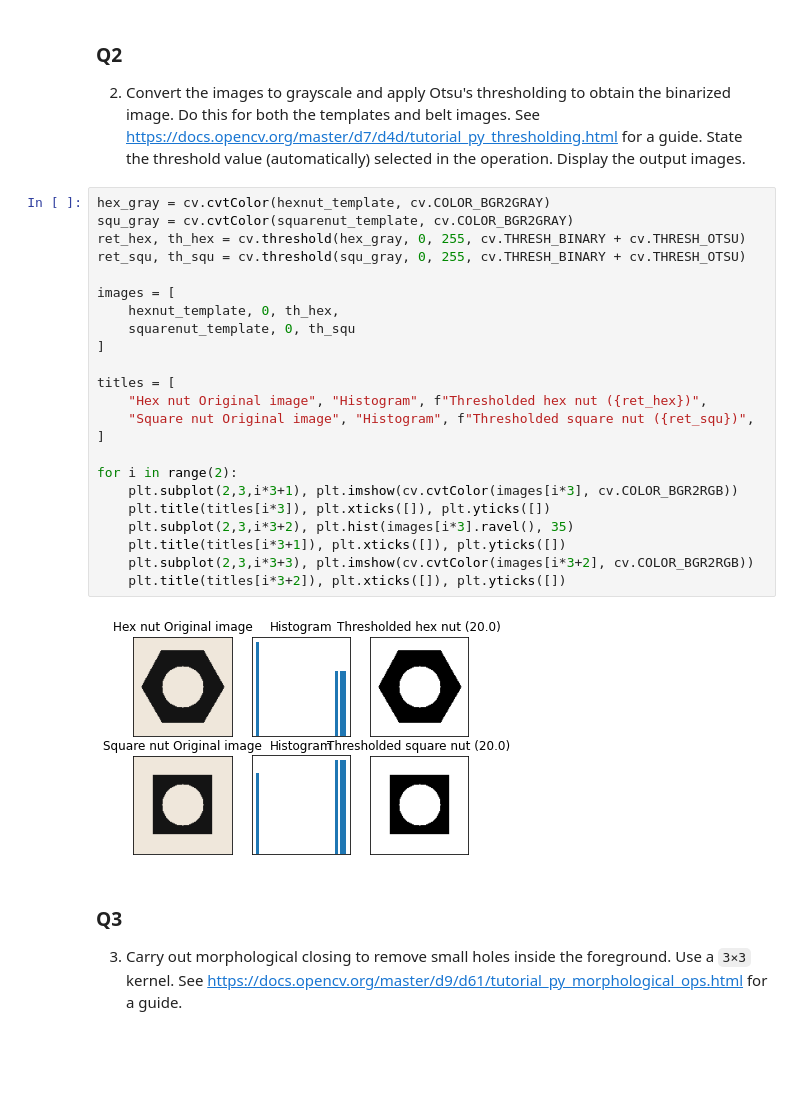
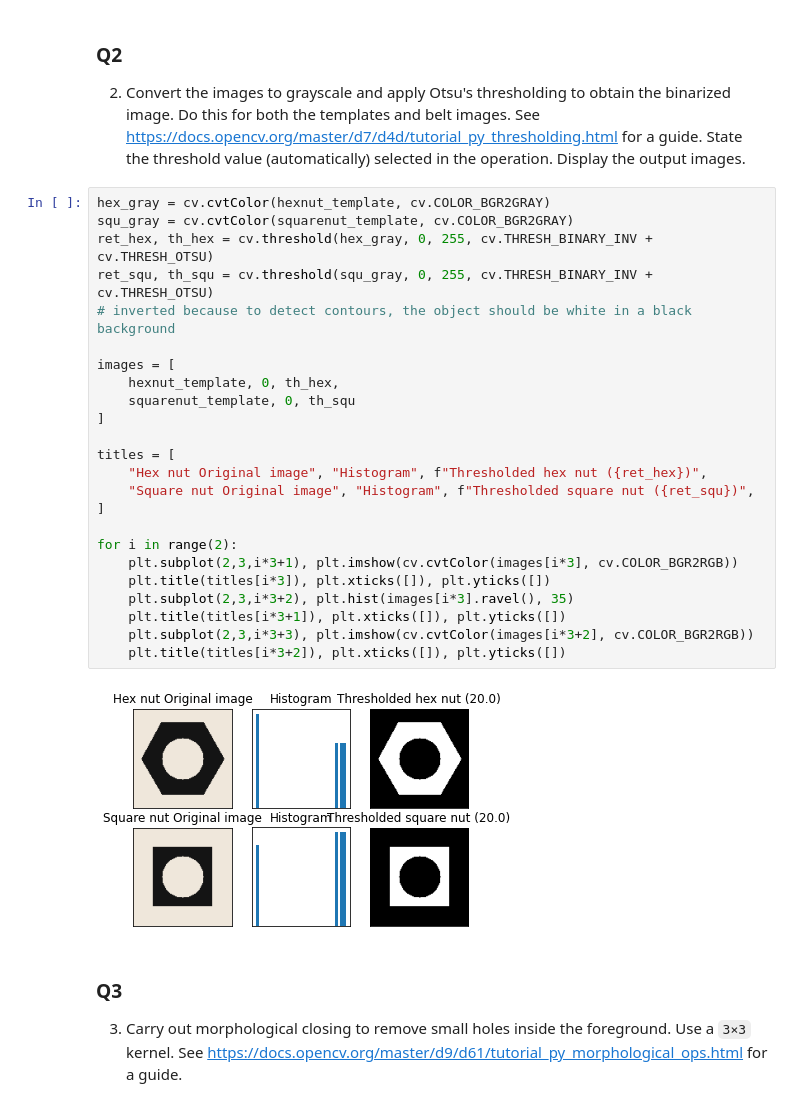
Before and after one commit to Avishka-Perera/UoM-S4-EN2550-Assignments, a Jupyter notebook: Answers/Assignment-3/assignment-3.ipynb, the cells around one changed output. Drawn from its saved outputs; the diff is of its cells as text; blank space fills up the shorter version.

```diff
--- a/Answers/Assignment-3/assignment-3.ipynb
+++ b/Answers/Assignment-3/assignment-3.ipynb
@@ -28,28 +28,29 @@ plt.show()
 # %%
 hex_gray = cv.cvtColor(hexnut_template, cv.COLOR_BGR2GRAY)
 squ_gray = cv.cvtColor(squarenut_template, cv.COLOR_BGR2GRAY)
-ret_hex, th_hex = cv.threshold(hex_gray, 0, 255, cv.THRESH_BINARY + cv.THRESH_OTSU)
-ret_squ, th_squ = cv.threshold(squ_gray, 0, 255, cv.THRESH_BINARY + cv.THRESH_OTSU)
+ret_hex, th_hex = cv.threshold(hex_gray, 0, 255, cv.THRESH_BINARY_INV + cv.THRESH_OTSU)
+ret_squ, th_squ = cv.threshold(squ_gray, 0, 255, cv.THRESH_BINARY_INV + cv.THRESH_OTSU)
+# inverted because to detect contours, the object should be white in a black background
 
 images = [
     hexnut_template, 0, th_hex,
     squarenut_template, 0, th_squ
 ]
 
 titles = [
     "Hex nut Original image", "Histogram", f"Thresholded hex nut ({ret_hex})",
     "Square nut Original image", "Histogram", f"Thresholded square nut ({ret_squ})",
 ]
 
 for i in range(2):
     plt.subplot(2,3,i*3+1), plt.imshow(cv.cvtColor(images[i*3], cv.COLOR_BGR2RGB))
     plt.title(titles[i*3]), plt.xticks([]), plt.yticks([])
     plt.subplot(2,3,i*3+2), plt.hist(images[i*3].ravel(), 35)
     plt.title(titles[i*3+1]), plt.xticks([]), plt.yticks([])
     plt.subplot(2,3,i*3+3), plt.imshow(cv.cvtColor(images[i*3+2], cv.COLOR_BGR2RGB))
     plt.title(titles[i*3+2]), plt.xticks([]), plt.yticks([])
 # %% [output]
-[figure, old version]
+[figure, new version]
 # %% [markdown]
 ### Q3
 3. Carry out morphological closing to remove small holes inside the foreground. Use a `3×3` kernel. See [https://docs.opencv.org/master/d9/d61/tutorial_py_morphological_ops.html](https://docs.opencv.org/master/d9/d61/tutorial_py_morphological_ops.html) for a guide.
```
Also changed, not shown: parts of 6 cells of this notebook.
